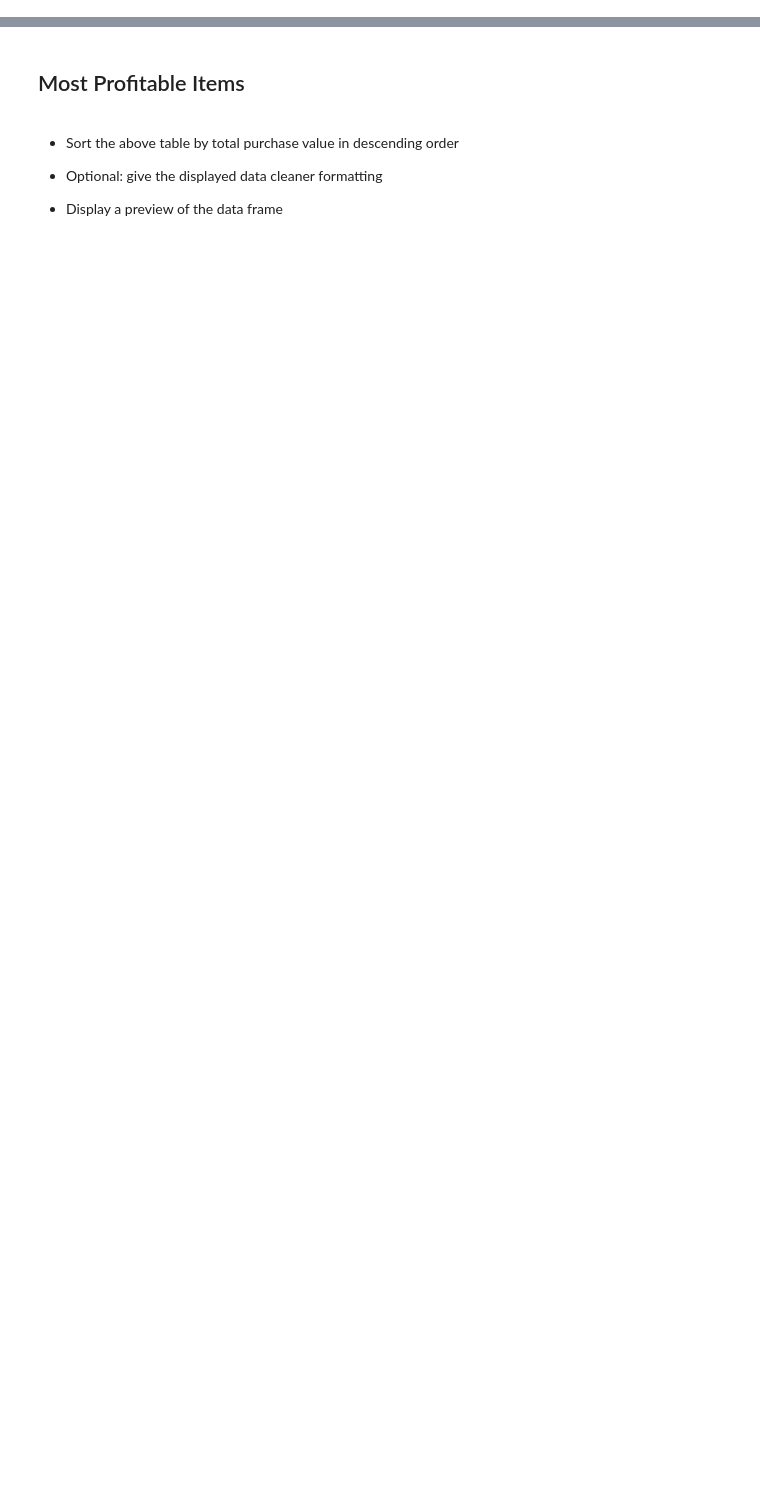
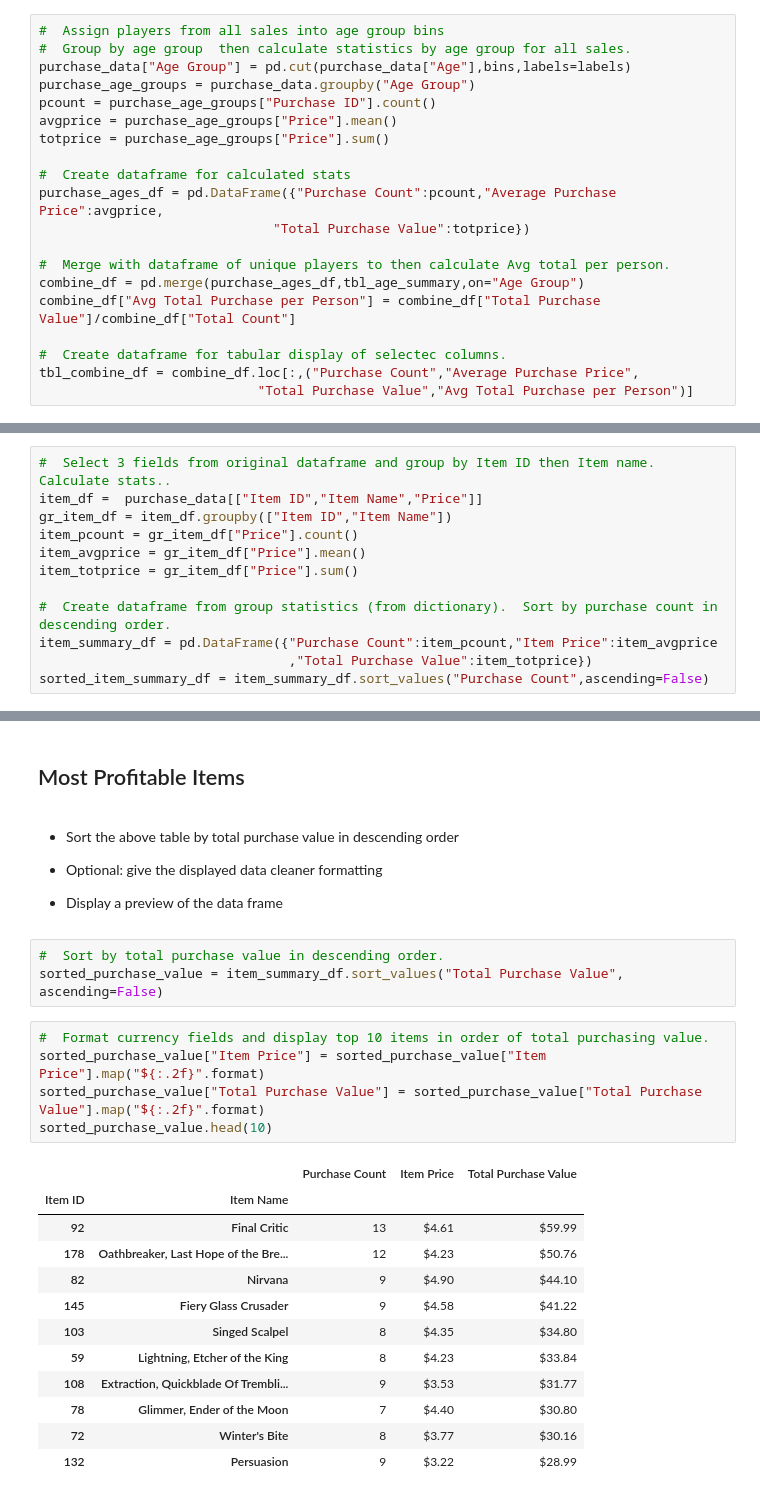
Before and after one commit to Wdepalma/oandas-challenge, a Jupyter notebook: HeroesOfPymoli/HeroesOfPymoli_starter.ipynb, the cells around one changed output, grey strips where cells are left out. Saved outputs shown, nothing was run; the diff lists cells and outputs as text; blank space fills up the shorter version.

```diff
--- a/HeroesOfPymoli/HeroesOfPymoli_starter.ipynb
+++ b/HeroesOfPymoli/HeroesOfPymoli_starter.ipynb
@@ -236,0 +253,20 @@ tbl_Gender_Analysis_df
+# %%
+#  Assign players from all sales into age group bins
+#  Group by age group  then calculate statistics by age group for all sales.
+purchase_data["Age Group"] = pd.cut(purchase_data["Age"],bins,labels=labels)
+purchase_age_groups = purchase_data.groupby("Age Group")
+pcount = purchase_age_groups["Purchase ID"].count()
+avgprice = purchase_age_groups["Price"].mean()
+totprice = purchase_age_groups["Price"].sum()
+
+#  Create dataframe for calculated stats
+purchase_ages_df = pd.DataFrame({"Purchase Count":pcount,"Average Purchase Price":avgprice,
+                              "Total Purchase Value":totprice})
+
+#  Merge with dataframe of unique players to then calculate Avg total per person.
+combine_df = pd.merge(purchase_ages_df,tbl_age_summary,on="Age Group")
+combine_df["Avg Total Purchase per Person"] = combine_df["Total Purchase Value"]/combine_df["Total Count"]
+
+#  Create dataframe for tabular display of selectec columns.
+tbl_combine_df = combine_df.loc[:,("Purchase Count","Average Purchase Price",
+                            "Total Purchase Value","Avg Total Purchase per Person")]
@@ -289,0 +349,12 @@ tbl_Gender_Analysis_df
+# %%
+#  Select 3 fields from original dataframe and group by Item ID then Item name.  Calculate stats..
+item_df =  purchase_data[["Item ID","Item Name","Price"]]
+gr_item_df = item_df.groupby(["Item ID","Item Name"])
+item_pcount = gr_item_df["Price"].count()
+item_avgprice = gr_item_df["Price"].mean()
+item_totprice = gr_item_df["Price"].sum()
+
+#  Create dataframe from group statistics (from dictionary).  Sort by purchase count in descending order.
+item_summary_df = pd.DataFrame({"Purchase Count":item_pcount,"Item Price":item_avgprice
+                                ,"Total Purchase Value":item_totprice})
+sorted_item_summary_df = item_summary_df.sort_values("Purchase Count",ascending=False)
@@ -297,3 +381,24 @@ tbl_Gender_Analysis_df
 
 
 * Display a preview of the data frame
+# %%
+#  Sort by total purchase value in descending order.
+sorted_purchase_value = item_summary_df.sort_values("Total Purchase Value", ascending=False)
+# %%
+#  Format currency fields and display top 10 items in order of total purchasing value.
+sorted_purchase_value["Item Price"] = sorted_purchase_value["Item Price"].map("${:.2f}".format)
+sorted_purchase_value["Total Purchase Value"] = sorted_purchase_value["Total Purchase Value"].map("${:.2f}".format)
+sorted_purchase_value.head(10)
+# %% [output]
+|  |  | Purchase Count | Item Price | Total Purchase Value |
+| Item ID | Item Name |  |  |  |
+| 92 | Final Critic | 13 | $4.61 | $59.99 |
+| 178 | Oathbreaker, Last Hope of the Bre... | 12 | $4.23 | $50.76 |
+| 82 | Nirvana | 9 | $4.90 | $44.10 |
+| 145 | Fiery Glass Crusader | 9 | $4.58 | $41.22 |
+| 103 | Singed Scalpel | 8 | $4.35 | $34.80 |
+| 59 | Lightning, Etcher of the King | 8 | $4.23 | $33.84 |
+| 108 | Extraction, Quickblade Of Trembli... | 9 | $3.53 | $31.77 |
+| 78 | Glimmer, Ender of the Moon | 7 | $4.40 | $30.80 |
+| 72 | Winter's Bite | 8 | $3.77 | $30.16 |
+| 132 | Persuasion | 9 | $3.22 | $28.99 |
```
Also changed, not shown: parts of 29 cells of this notebook.
